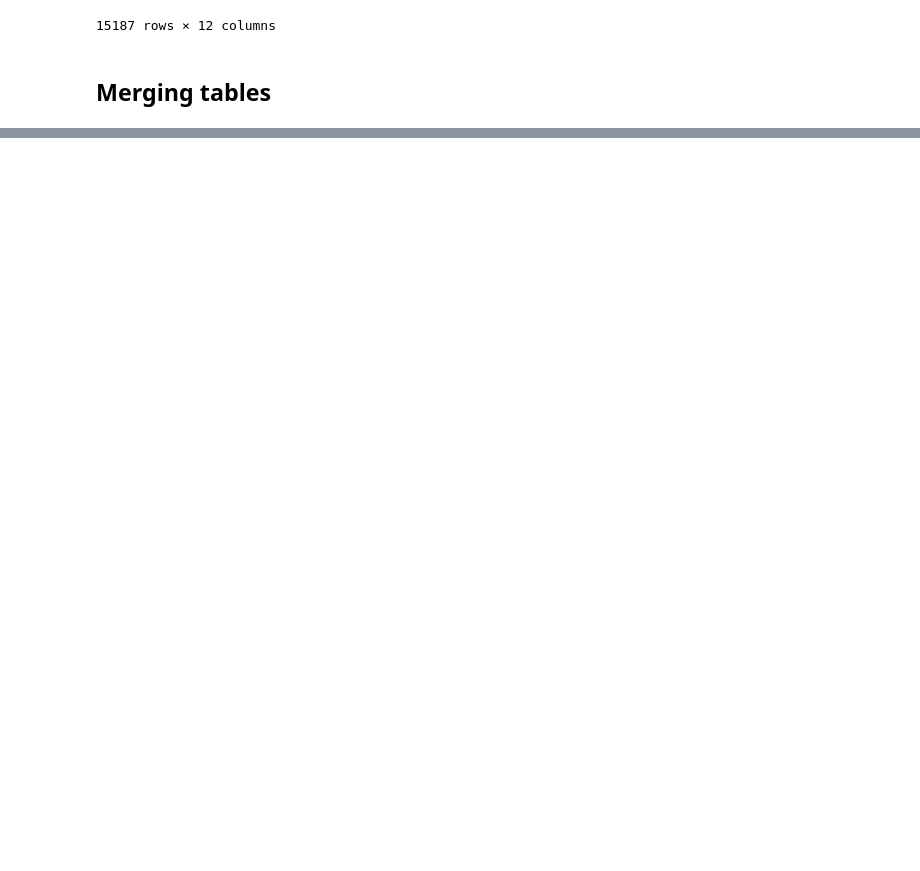
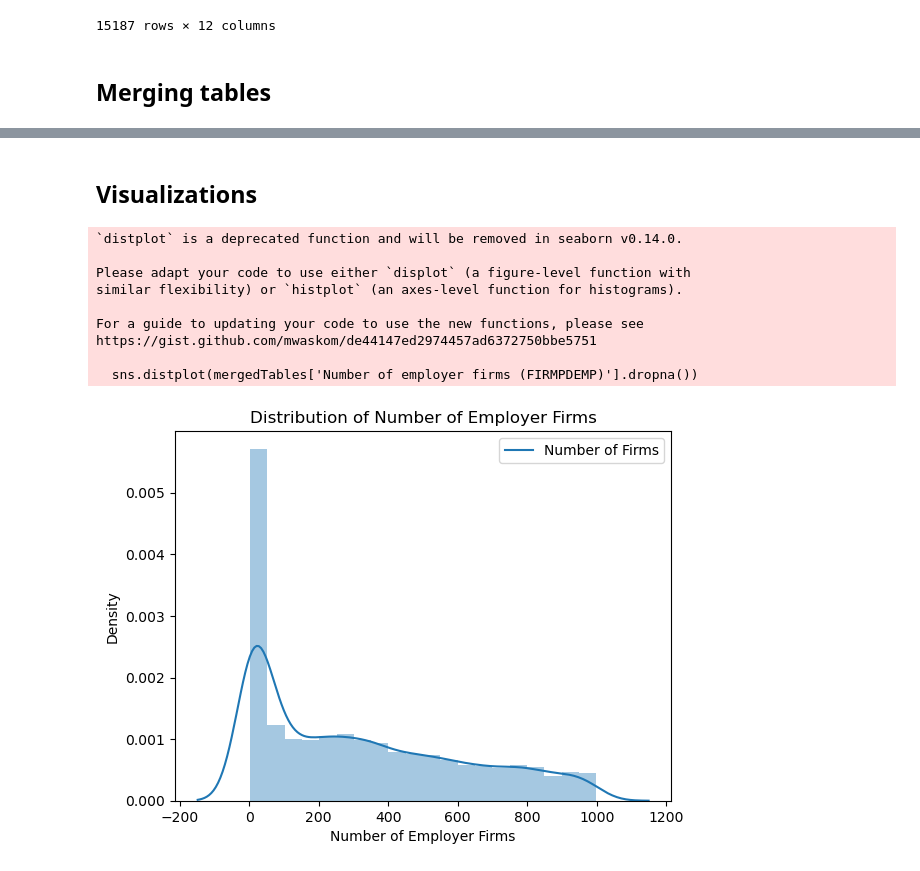
Before and after one commit to HardoModo/Dev10_Week8_Assessment, a Jupyter notebook: main.ipynb, the cells around one changed output, grey strips where cells are left out. Cells and saved outputs as stored; diff of their text form; code cells hidden in the pictures; blank space fills up the shorter version.

```diff
--- a/main.ipynb
+++ b/main.ipynb
@@ -206,4 +218,5 @@ EmploymentSizeOfFirmDF
 # %% [markdown]
 ## Merging tables
 # %%
-mergedTable=pd.merge(YearinBusinessDF,ReceiptSizeOfFirmDF,on='Geographic Area Name (NAME)')
+# mergedTable=pd.merge(YearinBusinessDF,ReceiptSizeOfFirmDF,on='Geographic Area Name (NAME)')
+mergedTables = pd.concat([YearinBusinessDF, ReceiptSizeOfFirmDF], axis=0, ignore_index=False)
@@ -213,0 +245,2 @@ mergedTable
+# %% [markdown]
+## Visualizations
@@ -213,0 +254,28 @@ mergedTable
+# %%
+#converts the column to numeric with any non-numeric values replaced with NaN using the errors='coerce'
+mergedTables['Number of employer firms (FIRMPDEMP)'] = pd.to_numeric(mergedTables['Number of employer firms (FIRMPDEMP)'], errors='coerce')
+
+sns.distplot(mergedTables['Number of employer firms (FIRMPDEMP)'].dropna())
+
+# Add title and axis labels
+plt.title('Distribution of Number of Employer Firms')
+plt.xlabel('Number of Employer Firms')
+plt.ylabel('Density')
+
+# Add legend
+plt.legend(['Number of Firms'])
+
+plt.show()
+# sns.distplot(mergedTables['Number of employer firms (FIRMPDEMP)'].astype(float).dropna())
+# plt.show()
+# %% [output]
+`distplot` is a deprecated function and will be removed in seaborn v0.14.0.
+
+Please adapt your code to use either `displot` (a figure-level function with
+similar flexibility) or `histplot` (an axes-level function for histograms).
+
+For a guide to updating your code to use the new functions, please see
+https://gist.github.com/mwaskom/de44147ed2974457ad6372750bbe5751
+
+  sns.distplot(mergedTables['Number of employer firms (FIRMPDEMP)'].dropna())
+[figure, added]
```
Also changed, not shown: parts of 9 cells of this notebook.
